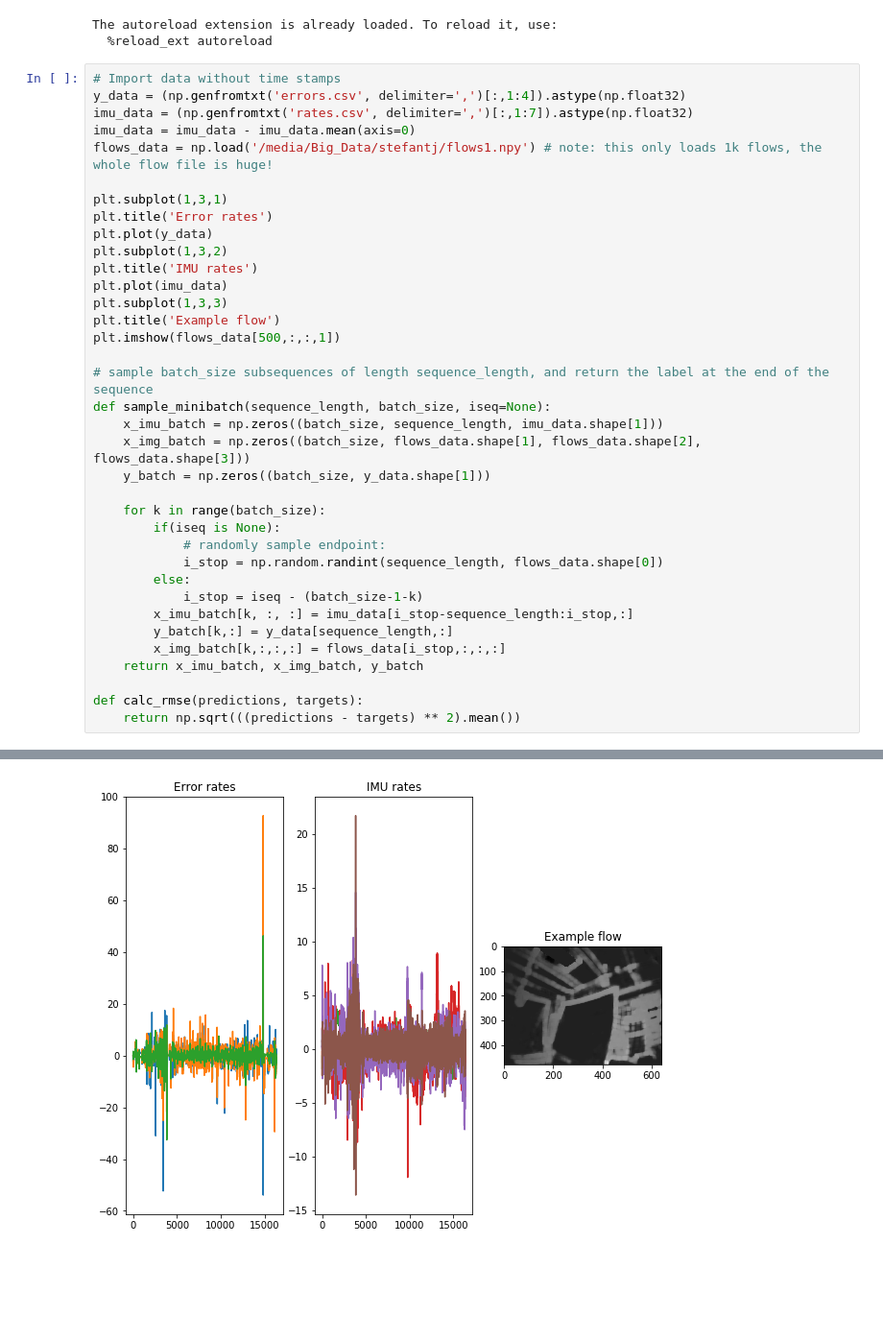
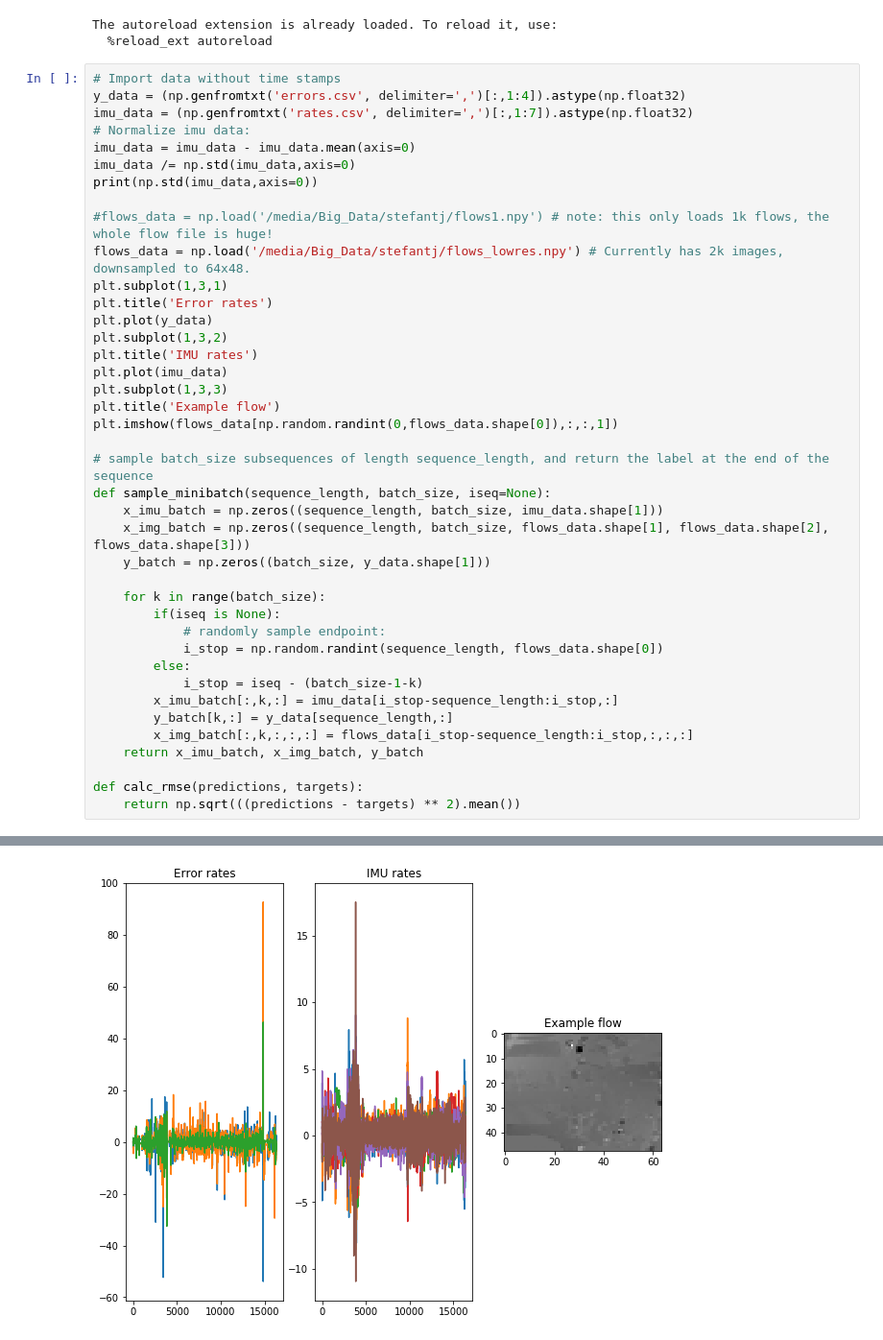
Before and after one commit to chelseas/teach-me-to-tango, a Jupyter notebook: tangonet.ipynb, the cells around one changed output, grey strips where cells are left out. Shown at 96% size. Cells and saved outputs as stored; diff of their text form; blank space fills up the shorter version.

```diff
--- a/tangonet.ipynb
+++ b/tangonet.ipynb
@@ -30,9 +30,13 @@ The autoreload extension is already loaded. To reload it, use:
 # Import data without time stamps
 y_data = (np.genfromtxt('errors.csv', delimiter=',')[:,1:4]).astype(np.float32)
 imu_data = (np.genfromtxt('rates.csv', delimiter=',')[:,1:7]).astype(np.float32)
+# Normalize imu data:
 imu_data = imu_data - imu_data.mean(axis=0)
-flows_data = np.load('/media/Big_Data/stefantj/flows1.npy') # note: this only loads 1k flows, the whole flow file is huge!
+imu_data /= np.std(imu_data,axis=0)
+print(np.std(imu_data,axis=0))
 
+#flows_data = np.load('/media/Big_Data/stefantj/flows1.npy') # note: this only loads 1k flows, the whole flow file is huge!
+flows_data = np.load('/media/Big_Data/stefantj/flows_lowres.npy') # Currently has 2k images, downsampled to 64x48.
 plt.subplot(1,3,1)
 plt.title('Error rates')
 plt.plot(y_data)
@@ -41,12 +45,12 @@ plt.title('IMU rates')
 plt.plot(imu_data)
 plt.subplot(1,3,3)
 plt.title('Example flow')
-plt.imshow(flows_data[500,:,:,1])
+plt.imshow(flows_data[np.random.randint(0,flows_data.shape[0]),:,:,1])
 
 # sample batch_size subsequences of length sequence_length, and return the label at the end of the sequence
 def sample_minibatch(sequence_length, batch_size, iseq=None):
-    x_imu_batch = np.zeros((batch_size, sequence_length, imu_data.shape[1]))
-    x_img_batch = np.zeros((batch_size, flows_data.shape[1], flows_data.shape[2], flows_data.shape[3]))
+    x_imu_batch = np.zeros((sequence_length, batch_size, imu_data.shape[1]))
+    x_img_batch = np.zeros((sequence_length, batch_size, flows_data.shape[1], flows_data.shape[2], flows_data.shape[3]))
     y_batch = np.zeros((batch_size, y_data.shape[1]))
 
     for k in range(batch_size):
@@ -55,9 +59,9 @@ def sample_minibatch(sequence_length, batch_size, iseq=None):
             i_stop = np.random.randint(sequence_length, flows_data.shape[0])
         else:
             i_stop = iseq - (batch_size-1-k)
-        x_imu_batch[k, :, :] = imu_data[i_stop-sequence_length:i_stop,:]
+        x_imu_batch[:,k,:] = imu_data[i_stop-sequence_length:i_stop,:]
         y_batch[k,:] = y_data[sequence_length,:]
-        x_img_batch[k,:,:,:] = flows_data[i_stop,:,:,:]
+        x_img_batch[:,k,:,:,:] = flows_data[i_stop-sequence_length:i_stop,:,:,:]
     return x_imu_batch, x_img_batch, y_batch
 
 def calc_rmse(predictions, targets):
@@ -66 +71 @@ def calc_rmse(predictions, targets):
-[figure, old version]
+[figure, new version]
```
Also changed, not shown: parts of 10 cells of this notebook.
